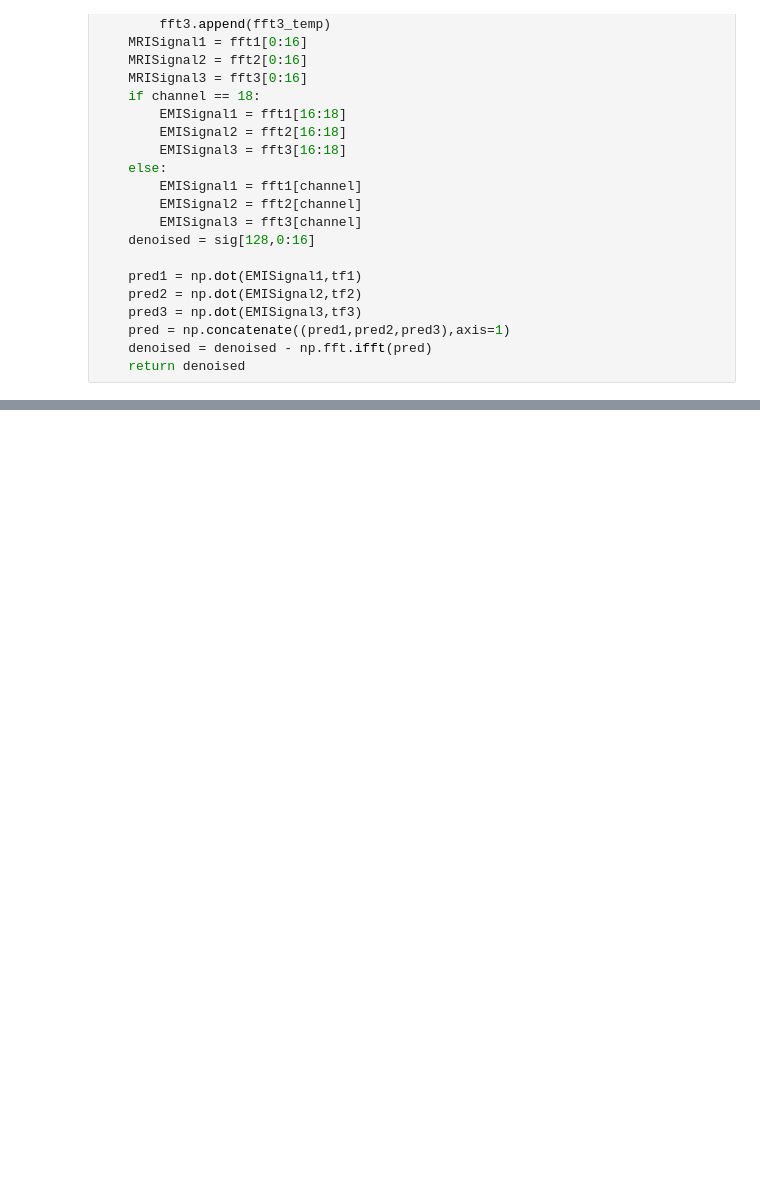
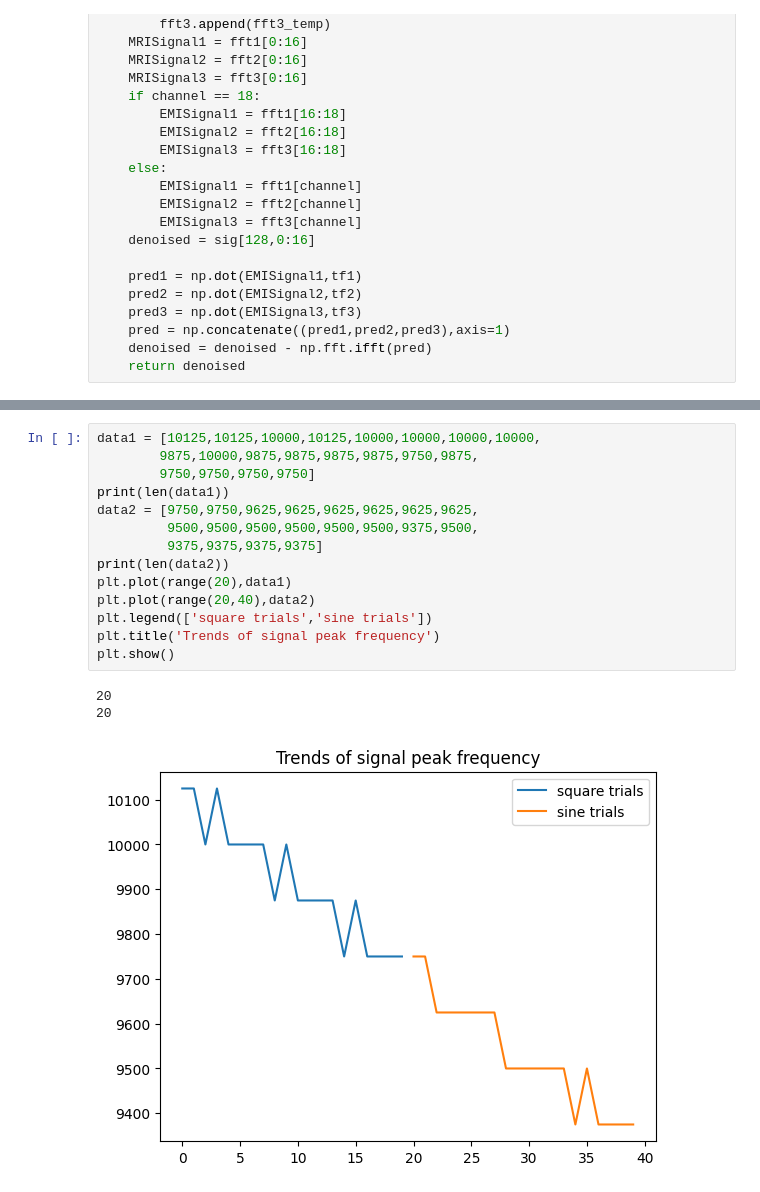
Before and after one commit to jiaxingh825/MRI-Image-Processing-using-Deep-Learning, a Jupyter notebook: ANS_Scripts/codeTestingSandbox.ipynb, the cells around one changed output, grey strips where cells are left out. Drawn from its saved outputs; the diff is of its cells as text; blank space fills up the shorter version.

```diff
--- a/ANS_Scripts/codeTestingSandbox.ipynb
+++ b/ANS_Scripts/codeTestingSandbox.ipynb
@@ -238,0 +380,18 @@ P-value: 4.959634742091464e-159
+# %%
+data1 = [10125,10125,10000,10125,10000,10000,10000,10000,
+        9875,10000,9875,9875,9875,9875,9750,9875,
+        9750,9750,9750,9750]
+print(len(data1))
+data2 = [9750,9750,9625,9625,9625,9625,9625,9625,
+         9500,9500,9500,9500,9500,9500,9375,9500,
+         9375,9375,9375,9375]
+print(len(data2))
+plt.plot(range(20),data1)
+plt.plot(range(20,40),data2)
+plt.legend(['square trials','sine trials'])
+plt.title('Trends of signal peak frequency')
+plt.show()
+# %% [output]
+20
+20
+[figure, added]
```
Also changed, not shown: parts of 11 cells of this notebook, 2 other files.
